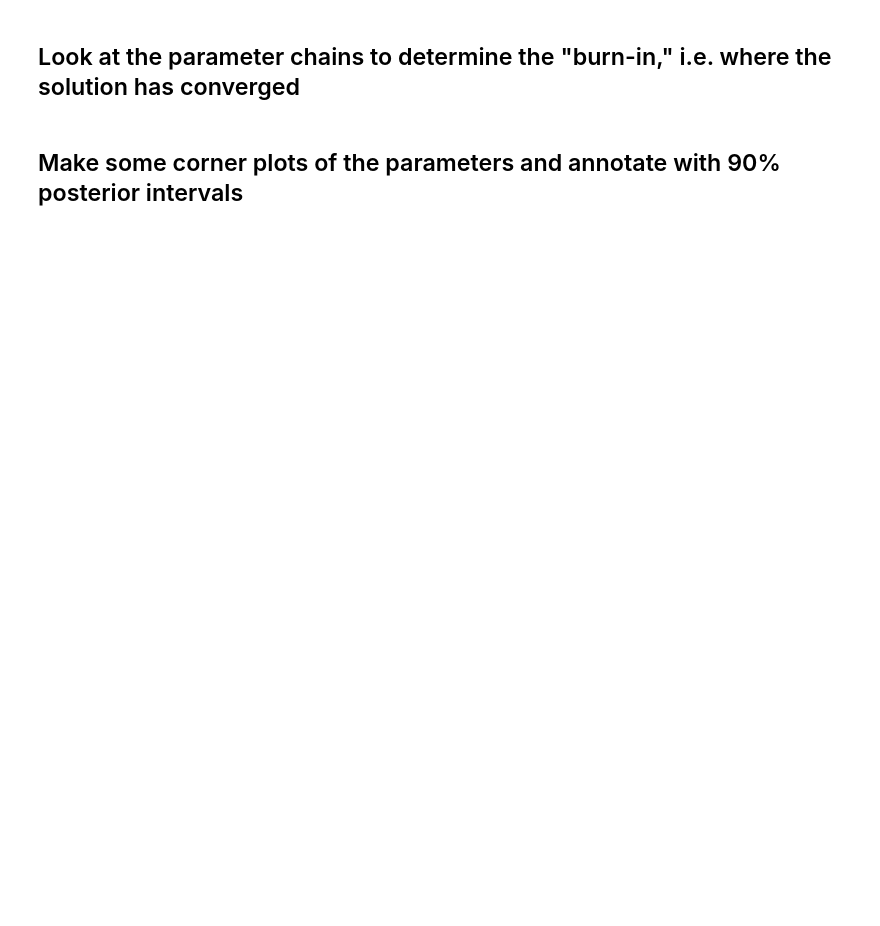
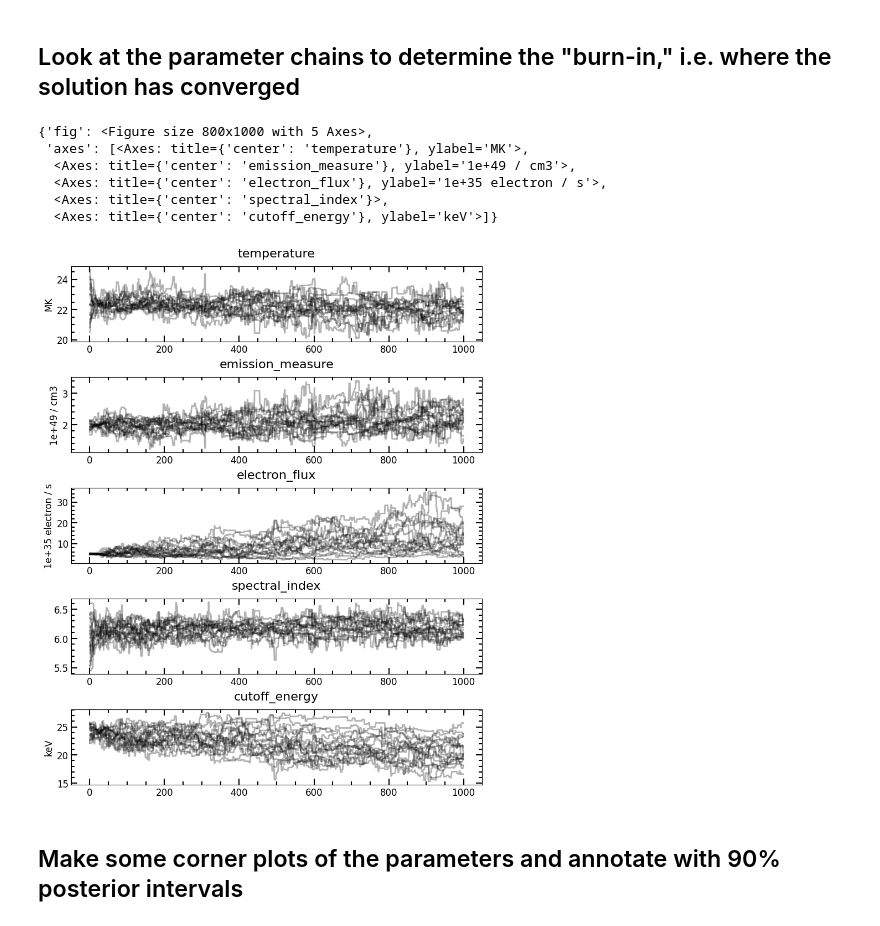
Before and after one commit to settwi/yaff, a Jupyter notebook: examples/rhessi_fit.ipynb, the cells around one changed output. Cells and saved outputs as stored; diff of their text form; code cells hidden in the pictures; blank space fills up the shorter version.

```diff
--- a/examples/rhessi_fit.ipynb
+++ b/examples/rhessi_fit.ipynb
@@ -47,7 +50,7 @@ dp = adapt_rhessi_data(rl)
 # %%
 # Set energy bounds to restrict where we care about the likelihood
 mids = dp.count_energy_edges[:-1] + np.diff(dp.count_energy_edges)/2
-energy_bounds = (mids >= 6) & (mids <= 70)
+energy_bounds = (mids >= 6) & (mids <= 100)
 
 def log_likelihood(data: fitting.DataPacket, model: np.ndarray):
     '''Basic chi2 log likelihood, which subtracts the
@@ -60,11 +63,11 @@ def log_likelihood(data: fitting.DataPacket, model: np.ndarray):
 
 # Define the parameters with their initial guesses (all frozen to start)
 starting_parameters = {
-    'temperature': fitting.Parameter(12 << u.MK, frozen=True),
+    'temperature': fitting.Parameter(10 << u.MK, frozen=True),
     'emission_measure': fitting.Parameter(1 << (1e49 * u.cm**-3), frozen=True),
     'electron_flux': fitting.Parameter(20 << (1e35 * u.electron / u.s), frozen=True),
-    'spectral_index': fitting.Parameter(3 << u.one, frozen=True),
-    'cutoff_energy': fitting.Parameter(10 << u.keV, frozen=True)
+    'spectral_index': fitting.Parameter(2 << u.one, frozen=True),
+    'cutoff_energy': fitting.Parameter(20 << u.keV, frozen=True)
 }
 
 # The priors we give are just "bounds" on
@@ -73,10 +76,10 @@ starting_parameters = {
 # or some other probability distribution.
 log_priors = {
     'temperature': fitting.simple_bounds(0, 100),
-    'emission_measure': fitting.simple_bounds(0, 10000),
+    'emission_measure': fitting.simple_bounds(0, 1000),
     'electron_flux': fitting.simple_bounds(0, 10000),
-    'spectral_index': fitting.simple_bounds(2, 20),
-    'cutoff_energy': fitting.simple_bounds(1, 90)
+    'spectral_index': fitting.simple_bounds(2, 10),
+    'cutoff_energy': fitting.simple_bounds(1, 60)
 }
 
 # Name the parameter groups so we can loop
@@ -108,21 +112,10 @@ fitta = fitting.BayesFitter(
     log_likelihood=log_likelihood
 )
 
-print("minimize thermal")
-fitta = fitting.normal_minimize(fitta)
-
-print("minimize nonthermal")
-for n in thermal_names:
-    fitta.parameters[n].frozen = True
-for n in nonthermal_names:
-    fitta.parameters[n].frozen = False
-fitta = fitting.normal_minimize(fitta)
-
 print("minimize all")
 for n in (nonthermal_names + thermal_names):
     fitta.parameters[n].frozen = False
-
-fitta = fitting.normal_minimize(fitta)
+fitta = fitting.levenberg_minimize(fitta)
 
 print('"best-fit" parameters are:')
 fitta.parameters
@@ -139,6 +144,6 @@ plt.show()
 for n in (thermal_names + nonthermal_names):
     fitta.parameters[n].frozen = False
 
-fitta.perform_fit({'nwalkers': os.cpu_count()}, {'nsteps': 1000, 'progress': True})
+fitta.run_emcee({'nwalkers': os.cpu_count()}, {'nsteps': 1000, 'progress': True})
 fitta.emplace_best_mcmc()
 fitta.parameters
@@ -146,9 +159,18 @@ fitta.parameters
 ## Look at the parameter chains to determine the "burn-in," i.e. where the solution has converged
 # %%
 fig = plt.figure(figsize=(8, 10))
-ret = yap.plot_parameter_chains(fitta, fig=fig)
+names = fitta.free_param_names
+ret = yap.plot_parameter_chains(fitta, names, list(fitta.free_parameters.values()), fig=fig)
 
 # Modify these if you want
 ret
+# %% [output]
+{'fig': <Figure size 800x1000 with 5 Axes>,
+ 'axes': [<Axes: title={'center': 'temperature'}, ylabel='MK'>,
+  <Axes: title={'center': 'emission_measure'}, ylabel='1e+49 / cm3'>,
+  <Axes: title={'center': 'electron_flux'}, ylabel='1e+35 electron / s'>,
+  <Axes: title={'center': 'spectral_index'}>,
+  <Axes: title={'center': 'cutoff_energy'}, ylabel='keV'>]}
+[figure, added]
 # %% [markdown]
 ## Make some corner plots of the parameters and annotate with 90% posterior intervals
```
Also changed, not shown: parts of 10 cells of this notebook, 12 other files.
